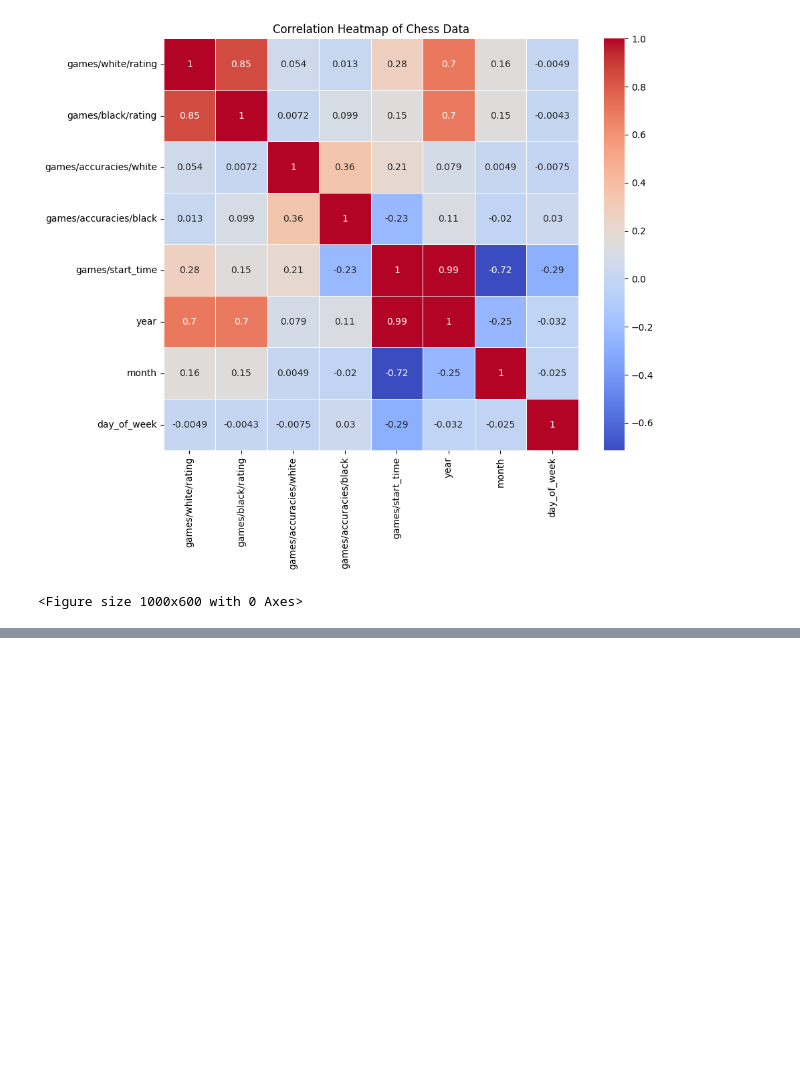
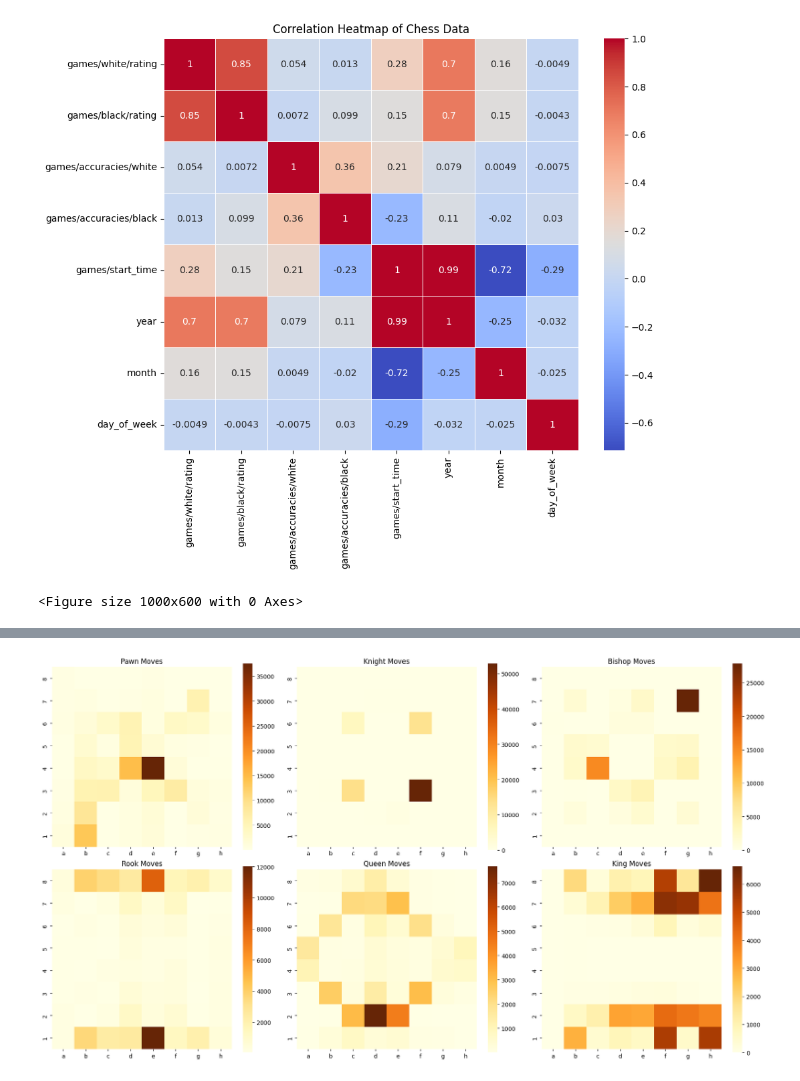
Before and after one commit to OnlyMaeko/1520-Final-Project, a Jupyter notebook: Main.ipynb, the cells around one changed output, grey strips where cells are left out. Drawn from its saved outputs; the diff is of its cells as text; code cells hidden in the pictures; blank space fills up the shorter version.

```diff
--- a/Main.ipynb
+++ b/Main.ipynb
@@ -587,0 +557,10 @@ ValueError: Expected object or value
+# %%
+# Initialize an 8x8 board heatmap
+heatmap_data = np.zeros((8, 8))
+
+# Extract all move positions
+for game in df["games/pgn"]:  # Assuming moves are stored in a column called "moves"
+    for move in game.split():  # Assuming moves are space-separated
+        row, col = chess_square_to_index(move)
+        if row is not None and col is not None:
+            heatmap_data[row, col] += 1
@@ -587,0 +682,41 @@ ValueError: Expected object or value
+# %%
+import pandas as pd
+import re
+import seaborn as sns
+import matplotlib.pyplot as plt
+import numpy as np
+
+# Load your PGN column
+pgns = df['games/pgn']
+
+# Create heatmaps per piece
+pieces = {'P': 'Pawn', 'N': 'Knight', 'B': 'Bishop', 'R': 'Rook', 'Q': 'Queen', 'K': 'King'}
+heatmaps = {p: np.zeros((8, 8), dtype=int) for p in pieces}
+
+# Regex for standard algebraic notation (e.g., Nf3, e4, Qxe6)
+move_pattern = re.compile(r'\b([PNBRQK]?)[a-h][1-8]\b')
+
+for pgn in pgns:
+    if not isinstance(pgn, str):
+        continue
+    for match in move_pattern.findall(pgn):
+        # Piece is either one of the letters or empty (means pawn)
+        piece = match if match else 'P'
+        square = re.search(rf'{match}([a-h][1-8])', pgn)
+        if square:
+            sq = square.group(1)
+            rank = 8 - int(sq[1])
+            file = ord(sq[0]) - ord('a')
+            heatmaps[piece][rank][file] += 1
+
+# Plot all pieces
+fig, axes = plt.subplots(2, 3, figsize=(18, 10))
+for ax, (piece, board) in zip(axes.flat, heatmaps.items()):
+    sns.heatmap(board, ax=ax, cmap="YlOrBr", square=True,
+                xticklabels=list("abcdefgh"), yticklabels=list(reversed(range(1, 9))))
+    ax.set_title(f"{pieces[piece]} Moves")
+
+plt.tight_layout()
+plt.show()
+# %% [output]
+[figure, added]
```
Also changed, not shown: parts of 9 cells of this notebook.
